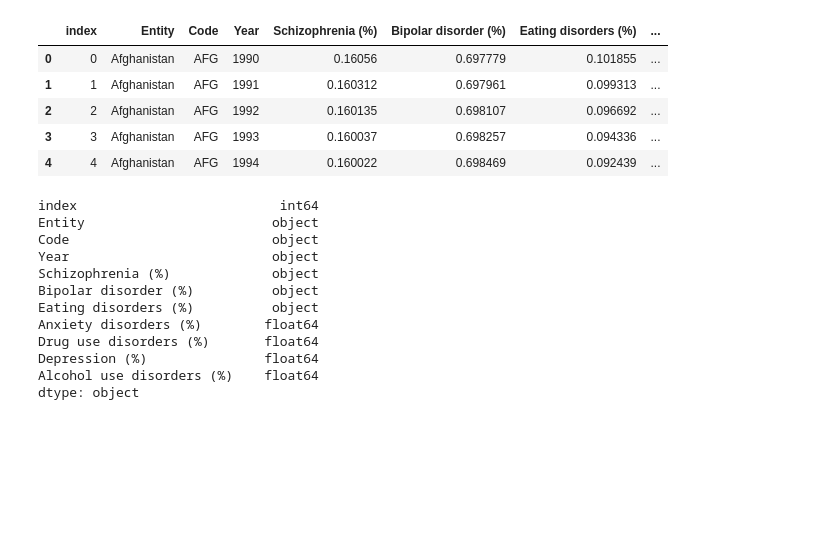
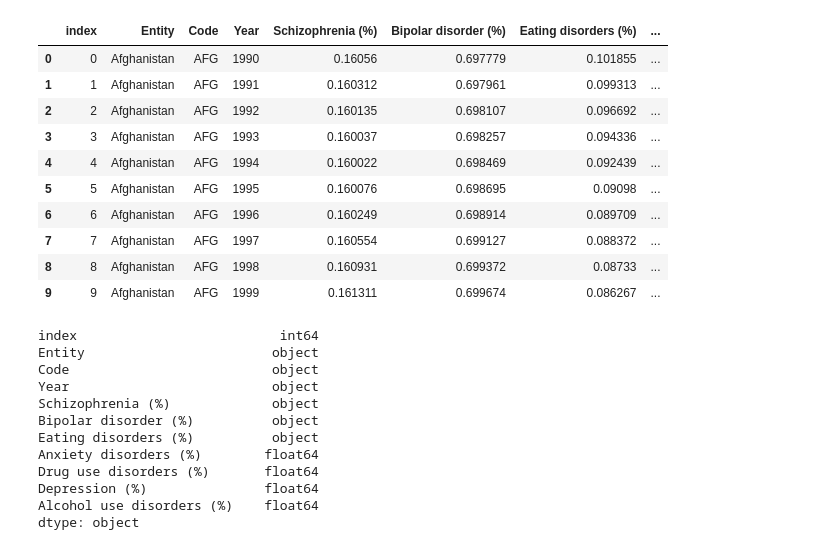
Before and after one commit to michaelz-id/project_1, a Jupyter notebook: Project1_testfile.ipynb, the cells around one changed output. Saved outputs shown, nothing was run; the diff lists cells and outputs as text; code cells hidden in the pictures; blank space fills up the shorter version.

Commit message:
started cleaning up data in a df

```diff
--- a/Project1_testfile.ipynb
+++ b/Project1_testfile.ipynb
@@ -9,14 +9,19 @@ data_file = Path("Resources/Mental health Depression disorder Data.csv")
 # %%
 #look at datafile
 data_file_df = pd.read_csv(data_file)
-data_file_df.head()
+data_file_df.head(10)
 # %% [output]
 |  | index | Entity | Code | Year | Schizophrenia (%) | Bipolar disorder (%) | Eating disorders (%) | ... |
 | 0 | 0 | Afghanistan | AFG | 1990 | 0.16056 | 0.697779 | 0.101855 | ... |
 | 1 | 1 | Afghanistan | AFG | 1991 | 0.160312 | 0.697961 | 0.099313 | ... |
 | 2 | 2 | Afghanistan | AFG | 1992 | 0.160135 | 0.698107 | 0.096692 | ... |
 | 3 | 3 | Afghanistan | AFG | 1993 | 0.160037 | 0.698257 | 0.094336 | ... |
 | 4 | 4 | Afghanistan | AFG | 1994 | 0.160022 | 0.698469 | 0.092439 | ... |
+| 5 | 5 | Afghanistan | AFG | 1995 | 0.160076 | 0.698695 | 0.09098 | ... |
+| 6 | 6 | Afghanistan | AFG | 1996 | 0.160249 | 0.698914 | 0.089709 | ... |
+| 7 | 7 | Afghanistan | AFG | 1997 | 0.160554 | 0.699127 | 0.088372 | ... |
+| 8 | 8 | Afghanistan | AFG | 1998 | 0.160931 | 0.699372 | 0.08733 | ... |
+| 9 | 9 | Afghanistan | AFG | 1999 | 0.161311 | 0.699674 | 0.086267 | ... |
 # %%
 data_file_df.dtypes
 # %% [output]
```
Also changed, not shown: parts of 11 cells of this notebook.
